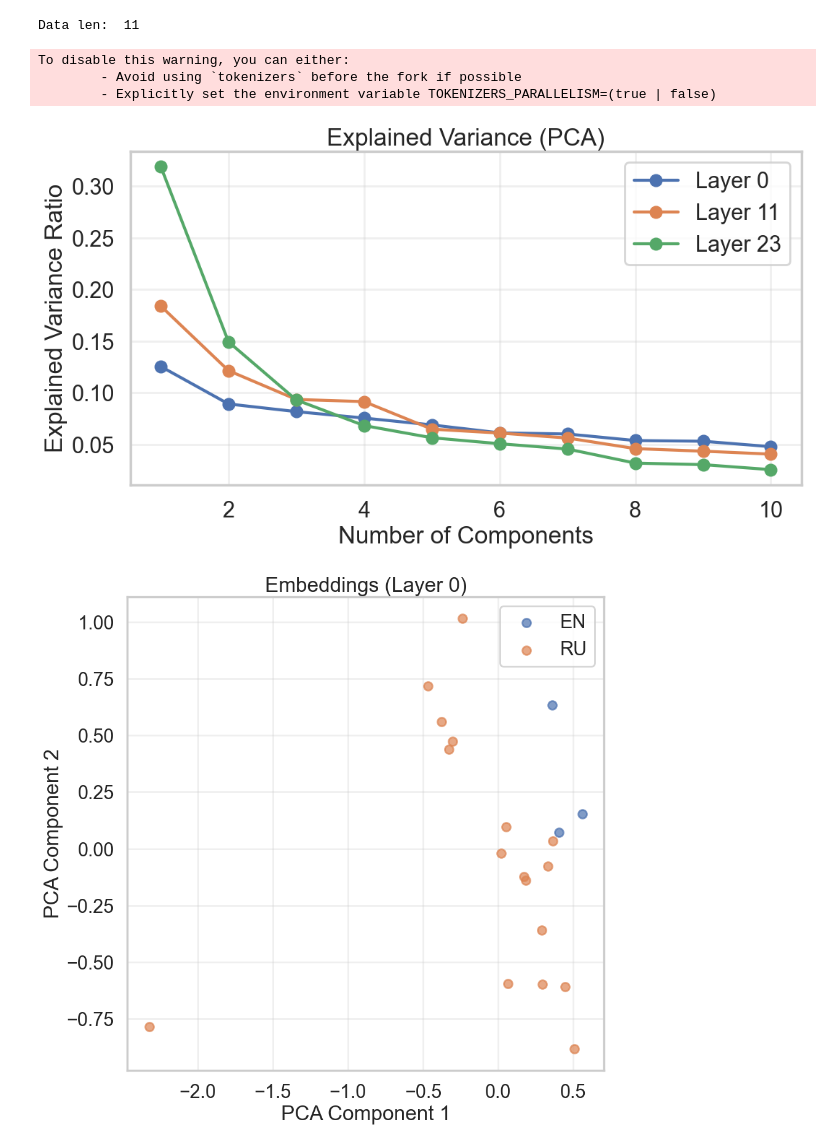
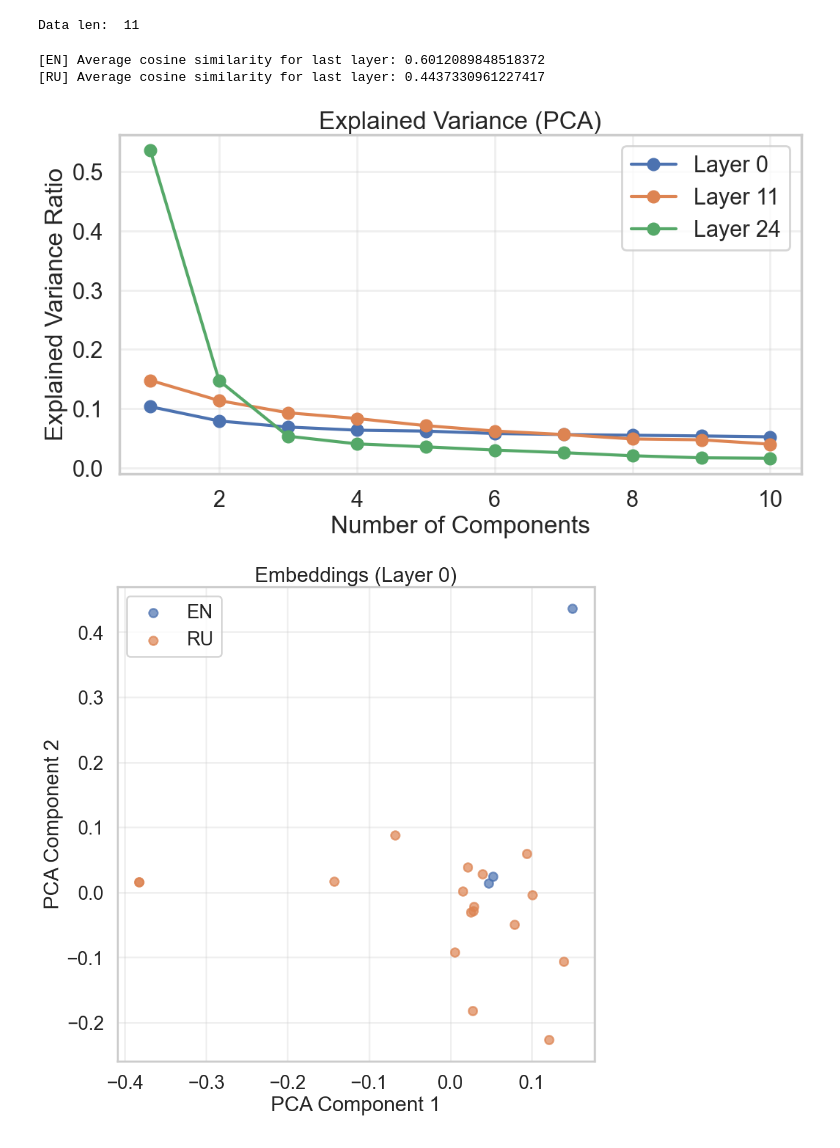
Before and after one commit to fxlrnrpt/language-steering-in-latent-space, a Jupyter notebook: src/experiments/pca_split_qwen_toy.ipynb, the cells around one changed output. Saved outputs shown, nothing was run; the diff lists cells and outputs as text; code cells hidden in the pictures.

```diff
--- a/src/experiments/pca_split_qwen_toy.ipynb
+++ b/src/experiments/pca_split_qwen_toy.ipynb
@@ -1,9 +7,9 @@
 # %%
-%load_ext autoreload
-%autoreload 2
-
-import transformer_lens
+from transformers import AutoModelForCausalLM, AutoTokenizer
 
 from lexical_reflections.utils.device import DEVICE
 
-model = transformer_lens.HookedTransformer.from_pretrained("Qwen/Qwen2.5-0.5B", device=DEVICE)
+model = AutoModelForCausalLM.from_pretrained("Qwen/Qwen2.5-0.5B")
+model.to(DEVICE)
+model.eval()
+tokenizer = AutoTokenizer.from_pretrained("Qwen/Qwen2.5-0.5B")
@@ -17,3 +19,7 @@ import json
 toy_data = None
 with open("../../data/toy_data.json") as f:
     toy_data = json.load(f)
+# %%
+from lexical_reflections.gather_data.hidden_space import collect_hidden_space_by_language
+
+hidden_space_by_language = collect_hidden_space_by_language(model, tokenizer, toy_data)
@@ -19,0 +28,8 @@ with open("../../data/toy_data.json") as f:
+# %%
+from lexical_reflections.pca.process_hidden_space import extract_pca_components, project_onto_pca
+from lexical_reflections.pca.visualize import visualize_explained_variance
+
+pca_components, pca_means, explained_variance_ratios = extract_pca_components(hidden_space_by_language)
+projections, _ = project_onto_pca(hidden_space_by_language, pca_components, pca_means)
+
+visualize_explained_variance(pca_components, explained_variance_ratios)
@@ -20,16 +38,20 @@ with open("../../data/toy_data.json") as f:
 # %%
-from lexical_reflections.gather_data.activation_cache import collect_activation_cache
-from lexical_reflections.pca.analyze import find_lexical_subspace_intersection
-from lexical_reflections.pca.visualize import visualize_projections
+from lexical_reflections.gather_data.hidden_space import collect_hidden_space_by_language
+from lexical_reflections.pca.analyze import project_onto_pca
+from lexical_reflections.pca.visualize import visualize_explained_variance, visualize_projections
 
-cache = collect_activation_cache(model, toy_data)
-projections, hidden_space_by_language = find_lexical_subspace_intersection(model, cache)
+hidden_space_by_language = collect_hidden_space_by_language(model, tokenizer, toy_data)
 
+projections, cosine_similarities = project_onto_pca(hidden_space_by_language, pca_components, pca_means)
+
+for k, v in cosine_similarities.items():
+    print(f"[{k}] Average cosine similarity for last layer: {v[-1].diagonal().mean()}")
+
+visualize_explained_variance(pca_components, explained_variance_ratios)
 visualize_projections(hidden_space_by_language, projections)
 # %% [output]
 Data len:  11
-To disable this warning, you can either:
-        - Avoid using `tokenizers` before the fork if possible
-        - Explicitly set the environment variable TOKENIZERS_PARALLELISM=(true | false)
+[EN] Average cosine similarity for last layer: 0.6012089848518372
+[RU] Average cosine similarity for last layer: 0.4437330961227417
-[figure, old version]
+[figure, new version]
-[figure, old version]
+[figure, new version]
```
Also changed, not shown: parts of 5 cells of this notebook, 1 other file.
